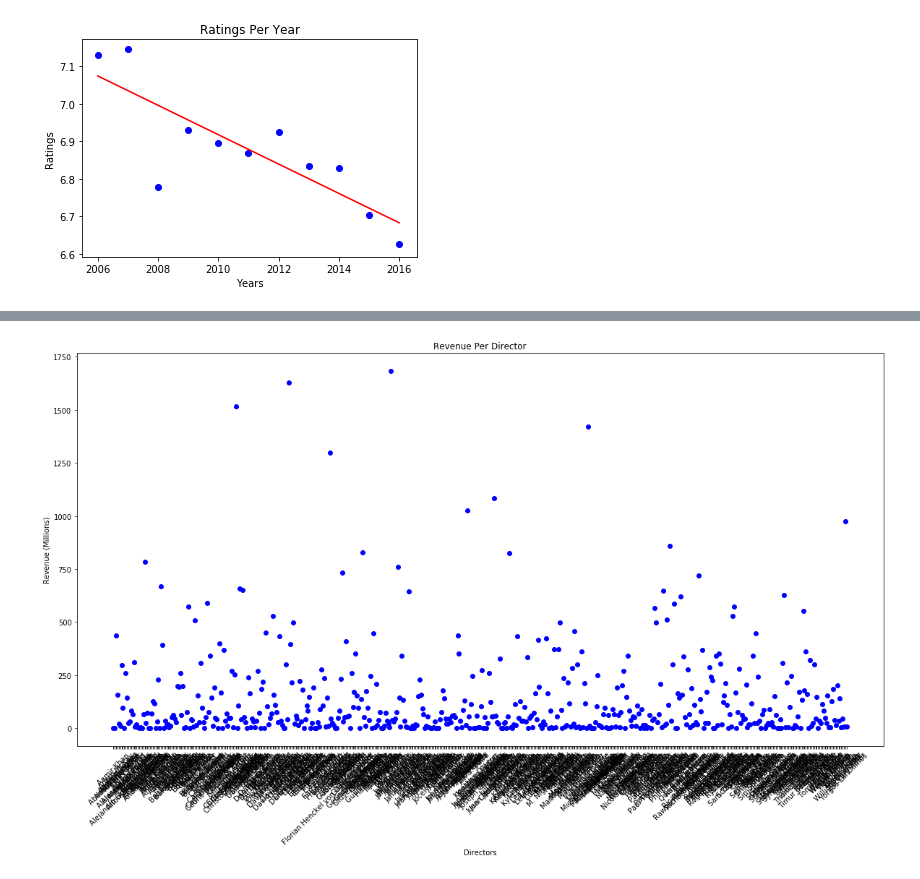
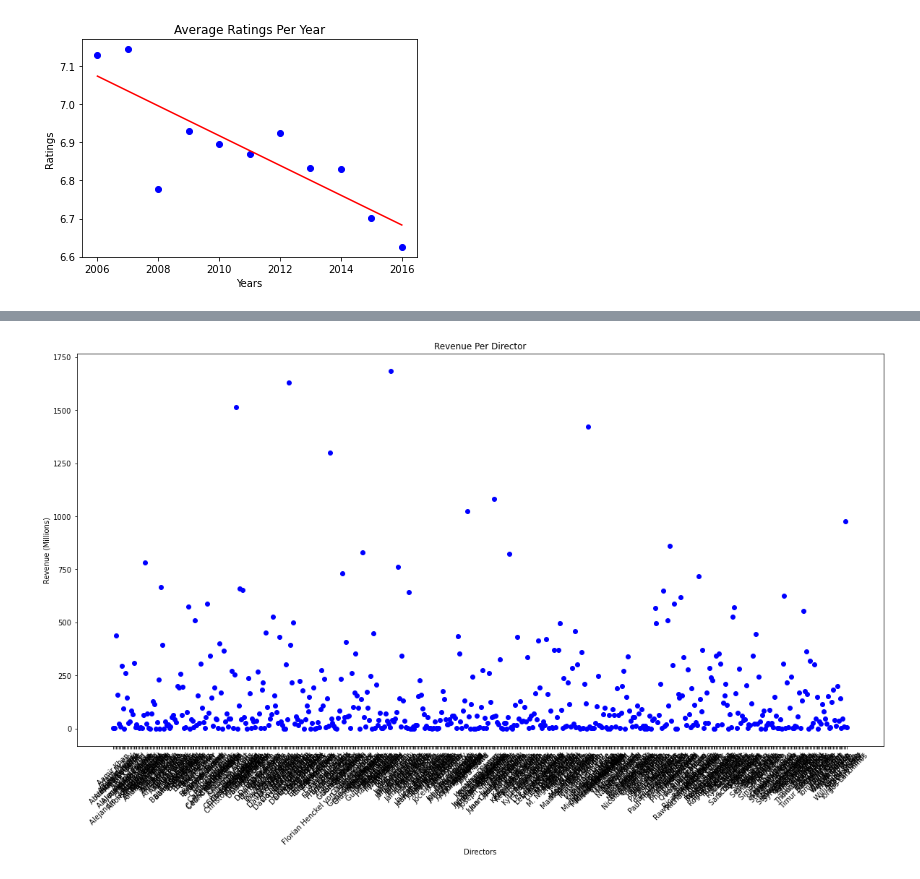
Before and after one commit to JasminePParekh/CMSC320-Final, a Jupyter notebook: 320Final.ipynb, the cells around one changed output, grey strips where cells are left out. Saved outputs shown, nothing was run; the diff lists cells and outputs as text; code cells hidden in the pictures.

```diff
--- a/320Final.ipynb
+++ b/320Final.ipynb
@@ -64,18 +61,18 @@ plt.show()
 # %%
 x = np.unique(movie_data['Year'])
 y = []
 for i in x:
     temp = movie_data[movie_data['Year'] == i]
     y.append(sum(temp['Rating'])/len(temp))
     plt.scatter(i, y[-1], c = 'b')
 m, b = np.polyfit(x, y, 1)
 plt.plot(x, m*x+b, c = 'r')
 plt.xlabel('Years')
 plt.ylabel('Ratings')
-plt.title('Ratings Per Year')
+plt.title('Average Ratings Per Year')
 plt.show()
 # %% [output]
-[figure, old version]
+[figure, new version]
 # %%
 '''
 This floors the ratings i.e. 4.3 and 4.9 would both be in the 4 category. It then graphs the revenue per ratings.
```
Also changed, not shown: parts of 22 cells of this notebook, 1 other file.
